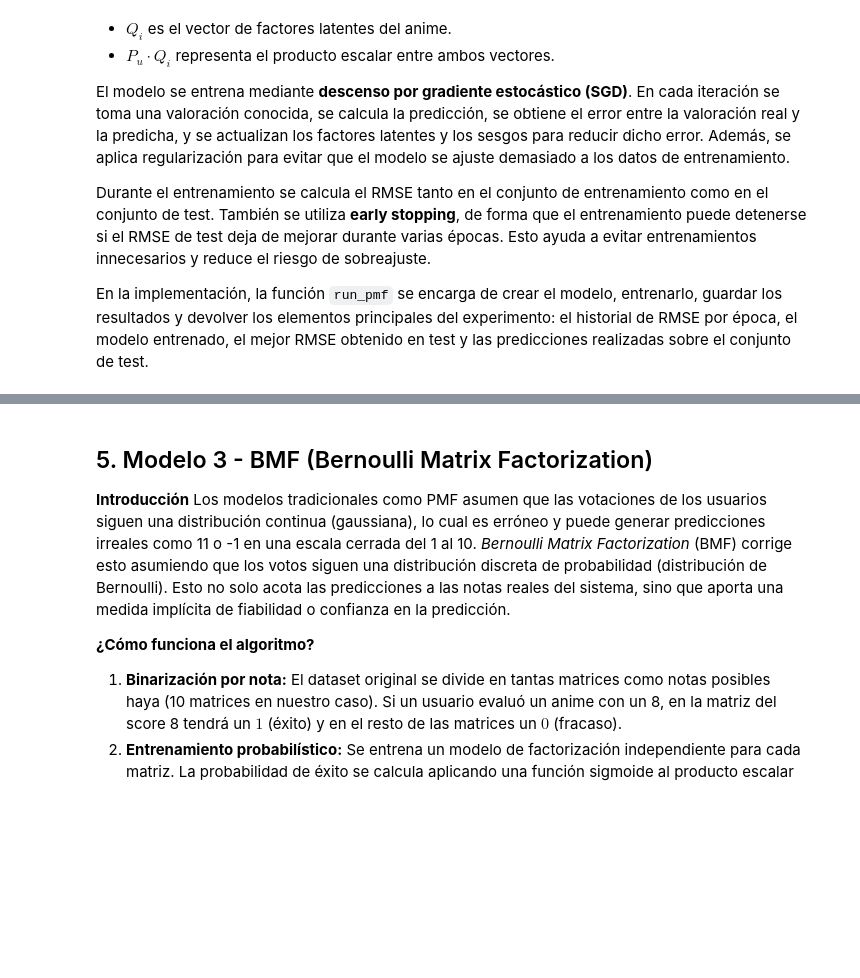
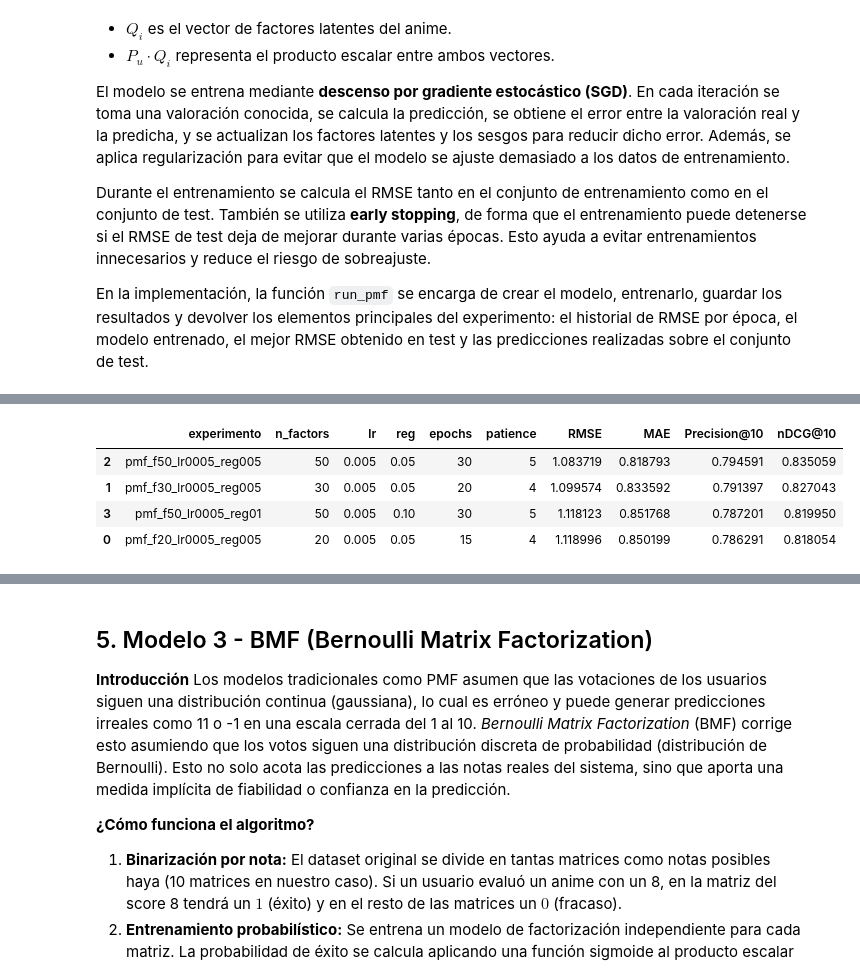
Before and after one commit to aiambo08/anime-recommendation, a Jupyter notebook: anime.ipynb, the cells around one changed output, grey strips where cells are left out. Drawn from its saved outputs; the diff is of its cells as text; code cells hidden in the pictures; blank space fills up the shorter version.

```diff
--- a/anime.ipynb
+++ b/anime.ipynb
@@ -432,0 +501,21 @@ La mejor configuración obtenida fue `n_factors=50`, `lr=0.005`, `reg=0.05`, `ep
+# %%
+df_resumen_pmf = df_tuning_pmf.sort_values("RMSE").copy()
+
+df_resumen_pmf[[
+    "experimento",
+    "n_factors",
+    "lr",
+    "reg",
+    "epochs",
+    "patience",
+    "RMSE",
+    "MAE",
+    "Precision@10",
+    "nDCG@10"
+]]
+# %% [output]
+|  | experimento | n_factors | lr | reg | epochs | patience | RMSE | MAE | Precision@10 | nDCG@10 |
+| 2 | pmf_f50_lr0005_reg005 | 50 | 0.005 | 0.05 | 30 | 5 | 1.083719 | 0.818793 | 0.794591 | 0.835059 |
+| 1 | pmf_f30_lr0005_reg005 | 30 | 0.005 | 0.05 | 20 | 4 | 1.099574 | 0.833592 | 0.791397 | 0.827043 |
+| 3 | pmf_f50_lr0005_reg01 | 50 | 0.005 | 0.10 | 30 | 5 | 1.118123 | 0.851768 | 0.787201 | 0.819950 |
+| 0 | pmf_f20_lr0005_reg005 | 20 | 0.005 | 0.05 | 15 | 4 | 1.118996 | 0.850199 | 0.786291 | 0.818054 |
```
Also changed, not shown: parts of 13 cells of this notebook, 4 other files.
